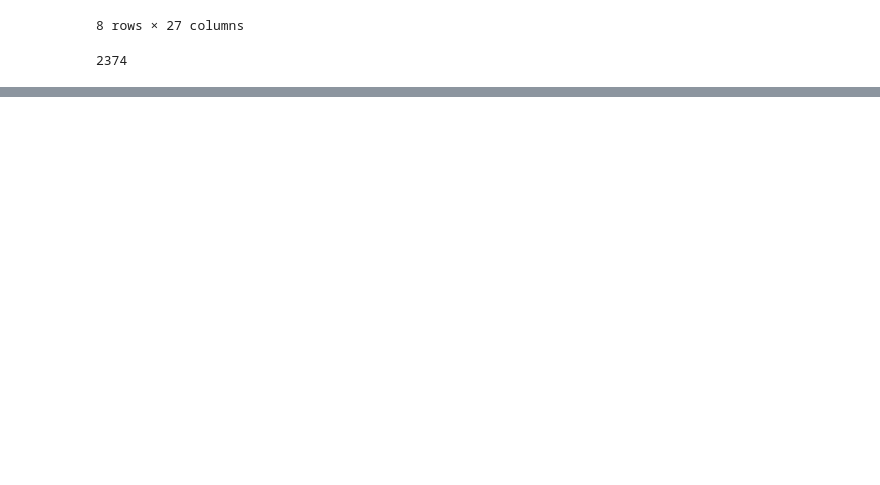
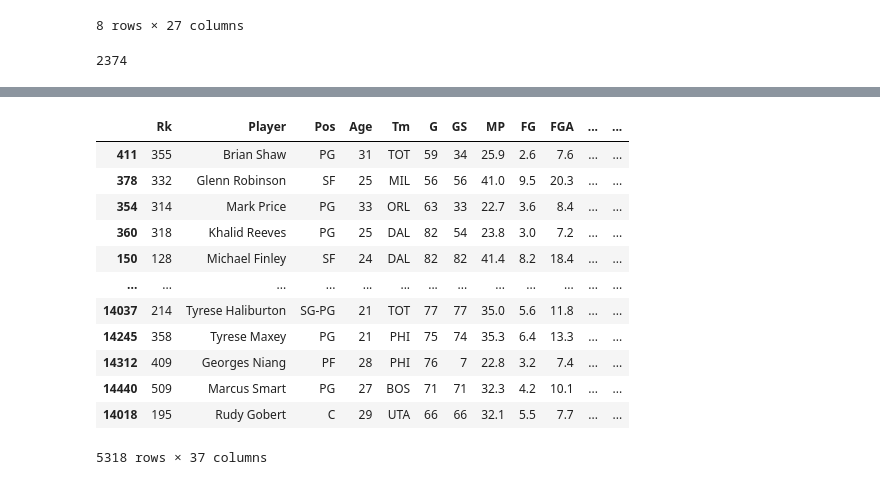
Before and after one commit to joshua-shorterivey/basic_basketball_analysis, a Jupyter notebook: explore.ipynb, the cells around one changed output, grey strips where cells are left out. Cells and saved outputs as stored; diff of their text form; code cells hidden in the pictures; blank space fills up the shorter version.

```diff
--- a/explore.ipynb
+++ b/explore.ipynb
@@ -83,0 +161,16 @@ stats.sort_values(by=['TS%'], ascending=False)
+# %%
+true_shooting.sort_values(by='Year')
+# %% [output]
+|  | Rk | Player | Pos | Age | Tm | G | GS | MP | FG | FGA | ... | ... |
+| 411 | 355 | Brian Shaw | PG | 31 | TOT | 59 | 34 | 25.9 | 2.6 | 7.6 | ... | ... |
+| 378 | 332 | Glenn Robinson | SF | 25 | MIL | 56 | 56 | 41.0 | 9.5 | 20.3 | ... | ... |
+| 354 | 314 | Mark Price | PG | 33 | ORL | 63 | 33 | 22.7 | 3.6 | 8.4 | ... | ... |
+| 360 | 318 | Khalid Reeves | PG | 25 | DAL | 82 | 54 | 23.8 | 3.0 | 7.2 | ... | ... |
+| 150 | 128 | Michael Finley | SF | 24 | DAL | 82 | 82 | 41.4 | 8.2 | 18.4 | ... | ... |
+| ... | ... | ... | ... | ... | ... | ... | ... | ... | ... | ... | ... | ... |
+| 14037 | 214 | Tyrese Haliburton | SG-PG | 21 | TOT | 77 | 77 | 35.0 | 5.6 | 11.8 | ... | ... |
+| 14245 | 358 | Tyrese Maxey | PG | 21 | PHI | 75 | 74 | 35.3 | 6.4 | 13.3 | ... | ... |
+| 14312 | 409 | Georges Niang | PF | 28 | PHI | 76 | 7 | 22.8 | 3.2 | 7.4 | ... | ... |
+| 14440 | 509 | Marcus Smart | PG | 27 | BOS | 71 | 71 | 32.3 | 4.2 | 10.1 | ... | ... |
+| 14018 | 195 | Rudy Gobert | C | 29 | UTA | 66 | 66 | 32.1 | 5.5 | 7.7 | ... | ... |
+5318 rows × 37 columns
```
Also changed, not shown: parts of 16 cells of this notebook.
